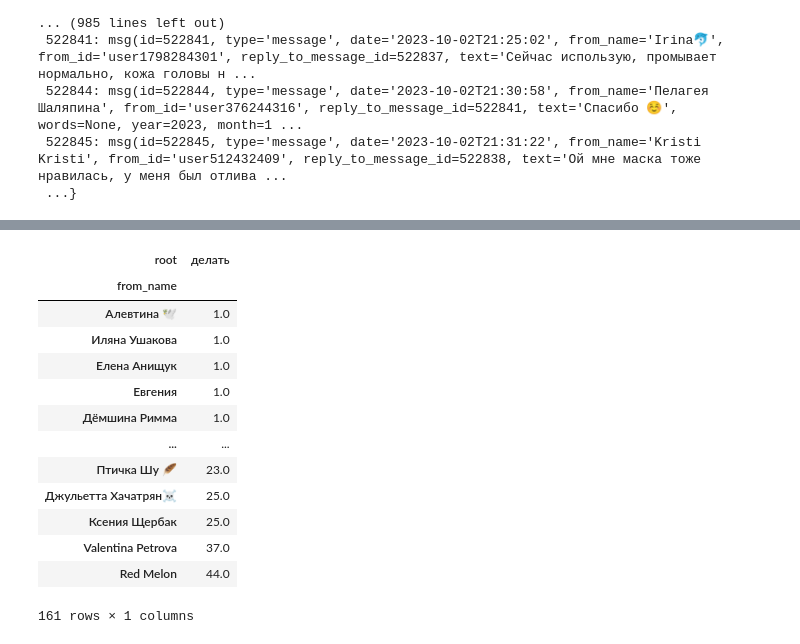
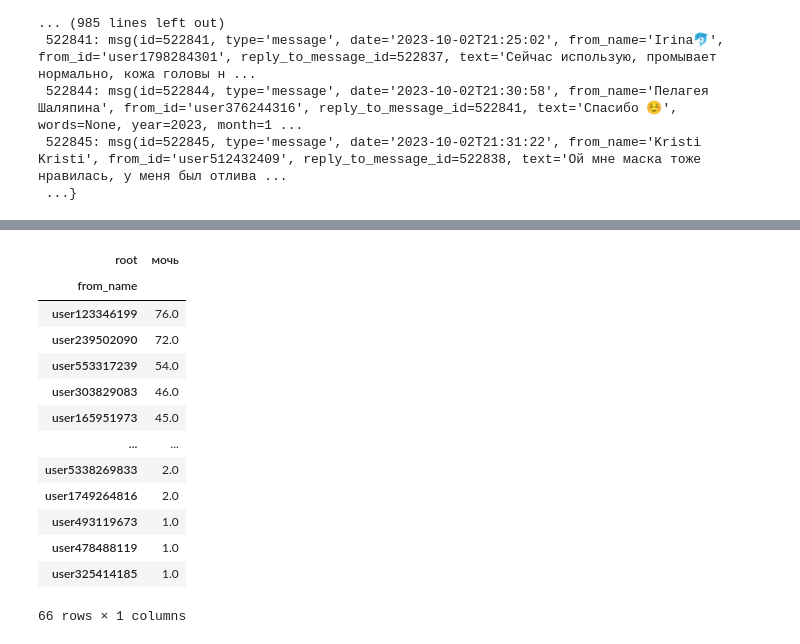
Before and after one commit to mkoninin/tg-json-analysis, a Jupyter notebook: 100 - парсер предложений.ipynb, the cells around one changed output, grey strips where cells are left out. Saved outputs shown, nothing was run; the diff lists cells and outputs as text; code cells hidden in the pictures.

```diff
--- a/100 - парсер предложений.ipynb
+++ b/100 - парсер предложений.ipynb
@@ -166,5 +164,5 @@ KeyError: 'from_id'
 # %%
 names = df[['from_name', 'msg_id']].groupby('from_name').count()['msg_id']
-names = names[names > 100].index
+names = names[names > 100]
 names
 # %% [output]
@@ -205,0 +184,4 @@ df[df.index.isin(names)]
+# %%
+df = df[df.index.isin(names.index)]
+df['msg_id'] = df['msg_id']/names
+df.sort_values('msg_id', ascending=False).head(30)
@@ -227,17 +210,18 @@ df[['msg_id', 'root', 'obj']].groupby(['root', 'obj']).sum().sort_values('msg_id
 # %%
-df.pivot_table(index='from_name', columns='root', values='msg_id', aggfunc='count')[['делать']].dropna().sort_values('делать')
+verb = 'мочь'
+df.pivot_table(index='from_name', columns='root', values='msg_id', aggfunc='count')[[verb]].dropna().sort_values(verb, ascending=False)
 # %% [output]
-| root | делать |
+| root | мочь |
 | from_name |  |
-| Алевтина 🕊 | 1.0 |
-| Иляна Ушакова | 1.0 |
-| Елена Анищук | 1.0 |
-| Евгения | 1.0 |
-| Дёмшина Римма | 1.0 |
+| user123346199 | 76.0 |
+| user239502090 | 72.0 |
+| user553317239 | 54.0 |
+| user303829083 | 46.0 |
+| user165951973 | 45.0 |
 | ... | ... |
-| Птичка Шу 🪶 | 23.0 |
-| Джульетта Хачатрян☠️ | 25.0 |
-| Ксения Щербак | 25.0 |
-| Valentina Petrova | 37.0 |
-| Red Melon | 44.0 |
+| user5338269833 | 2.0 |
+| user1749264816 | 2.0 |
+| user493119673 | 1.0 |
+| user478488119 | 1.0 |
+| user325414185 | 1.0 |
-161 rows × 1 columns
+66 rows × 1 columns
```
Also changed, not shown: parts of 7 cells of this notebook.
